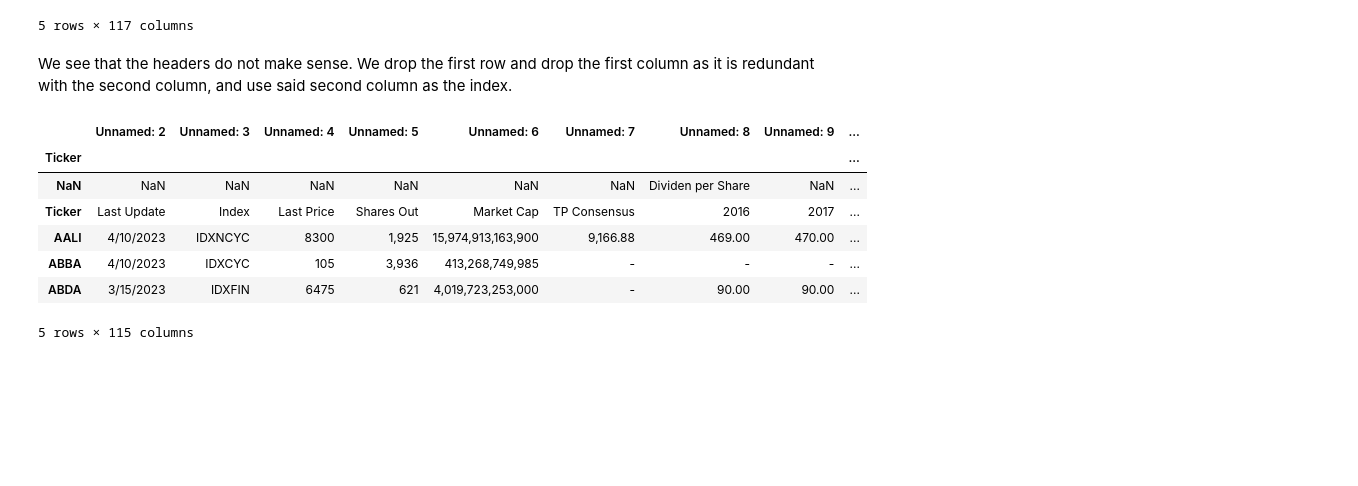
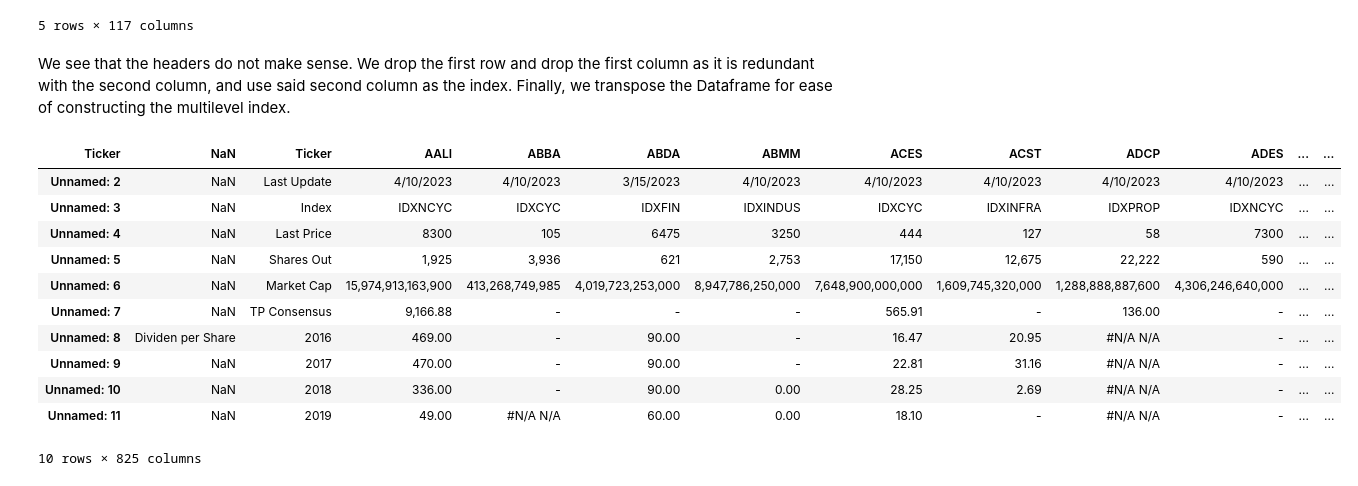
Before and after one commit to thariqziyad/PythonCourse2023, a Jupyter notebook: Test_Analysis.ipynb, the cells around one changed output. Drawn from its saved outputs; the diff is of its cells as text; code cells hidden in the pictures; blank space fills up the shorter version.

```diff
--- a/Test_Analysis.ipynb
+++ b/Test_Analysis.ipynb
@@ -18,21 +18,25 @@ df.head()
 | 4 | ABBA IJ Equity | ABBA | 4/10/2023 | IDXCYC | 105 | 3,936 | 413,268,749,985 | - | ... |
 5 rows × 117 columns
 # %% [markdown]
-We see that the headers do not make sense. We drop the first row and drop the first column as it is redundant with the second column, and use said second column as the index.
+We see that the headers do not make sense. We drop the first row and drop the first column as it is redundant with the second column, and use said second column as the index. Finally, we transpose the Dataframe for ease of constructing the multilevel index.
 # %%
 df = pd.read_csv('Data Market.csv')
 df = df.drop(0)
 df.index = df.loc[:,'Unnamed: 1']
-df = df.drop(columns=['Unnamed: 0','Unnamed: 1'])
 df.index.names = [df.index[1]]
+df = df.drop(columns=['Unnamed: 0','Unnamed: 1']).T
 
-df.head()
+df.head(10)
 # %% [output]
-|  | Unnamed: 2 | Unnamed: 3 | Unnamed: 4 | Unnamed: 5 | Unnamed: 6 | Unnamed: 7 | Unnamed: 8 | Unnamed: 9 | ... |
-| Ticker |  |  |  |  |  |  |  |  | ... |
-| NaN | NaN | NaN | NaN | NaN | NaN | NaN | Dividen per Share | NaN | ... |
-| Ticker | Last Update | Index | Last Price | Shares Out | Market Cap | TP Consensus | 2016 | 2017 | ... |
-| AALI | 4/10/2023 | IDXNCYC | 8300 | 1,925 | 15,974,913,163,900 | 9,166.88 | 469.00 | 470.00 | ... |
-| ABBA | 4/10/2023 | IDXCYC | 105 | 3,936 | 413,268,749,985 | - | - | - | ... |
-| ABDA | 3/15/2023 | IDXFIN | 6475 | 621 | 4,019,723,253,000 | - | 90.00 | 90.00 | ... |
+| Ticker | NaN | Ticker | AALI | ABBA | ABDA | ABMM | ACES | ACST | ADCP | ADES | ... | ... |
+| Unnamed: 2 | NaN | Last Update | 4/10/2023 | 4/10/2023 | 3/15/2023 | 4/10/2023 | 4/10/2023 | 4/10/2023 | 4/10/2023 | 4/10/2023 | ... | ... |
+| Unnamed: 3 | NaN | Index | IDXNCYC | IDXCYC | IDXFIN | IDXINDUS | IDXCYC | IDXINFRA | IDXPROP | IDXNCYC | ... | ... |
+| Unnamed: 4 | NaN | Last Price | 8300 | 105 | 6475 | 3250 | 444 | 127 | 58 | 7300 | ... | ... |
+| Unnamed: 5 | NaN | Shares Out | 1,925 | 3,936 | 621 | 2,753 | 17,150 | 12,675 | 22,222 | 590 | ... | ... |
+| Unnamed: 6 | NaN | Market Cap | 15,974,913,163,900 | 413,268,749,985 | 4,019,723,253,000 | 8,947,786,250,000 | 7,648,900,000,000 | 1,609,745,320,000 | 1,288,888,887,600 | 4,306,246,640,000 | ... | ... |
+| Unnamed: 7 | NaN | TP Consensus | 9,166.88 | - | - | - | 565.91 | - | 136.00 | - | ... | ... |
+| Unnamed: 8 | Dividen per Share | 2016 | 469.00 | - | 90.00 | - | 16.47 | 20.95 | #N/A N/A | - | ... | ... |
+| Unnamed: 9 | NaN | 2017 | 470.00 | - | 90.00 | - | 22.81 | 31.16 | #N/A N/A | - | ... | ... |
+| Unnamed: 10 | NaN | 2018 | 336.00 | - | 90.00 | 0.00 | 28.25 | 2.69 | #N/A N/A | - | ... | ... |
+| Unnamed: 11 | NaN | 2019 | 49.00 | #N/A N/A | 60.00 | 0.00 | 18.10 | - | #N/A N/A | - | ... | ... |
-5 rows × 115 columns
+10 rows × 825 columns
```
Also changed, not shown: parts of 4 cells of this notebook.
